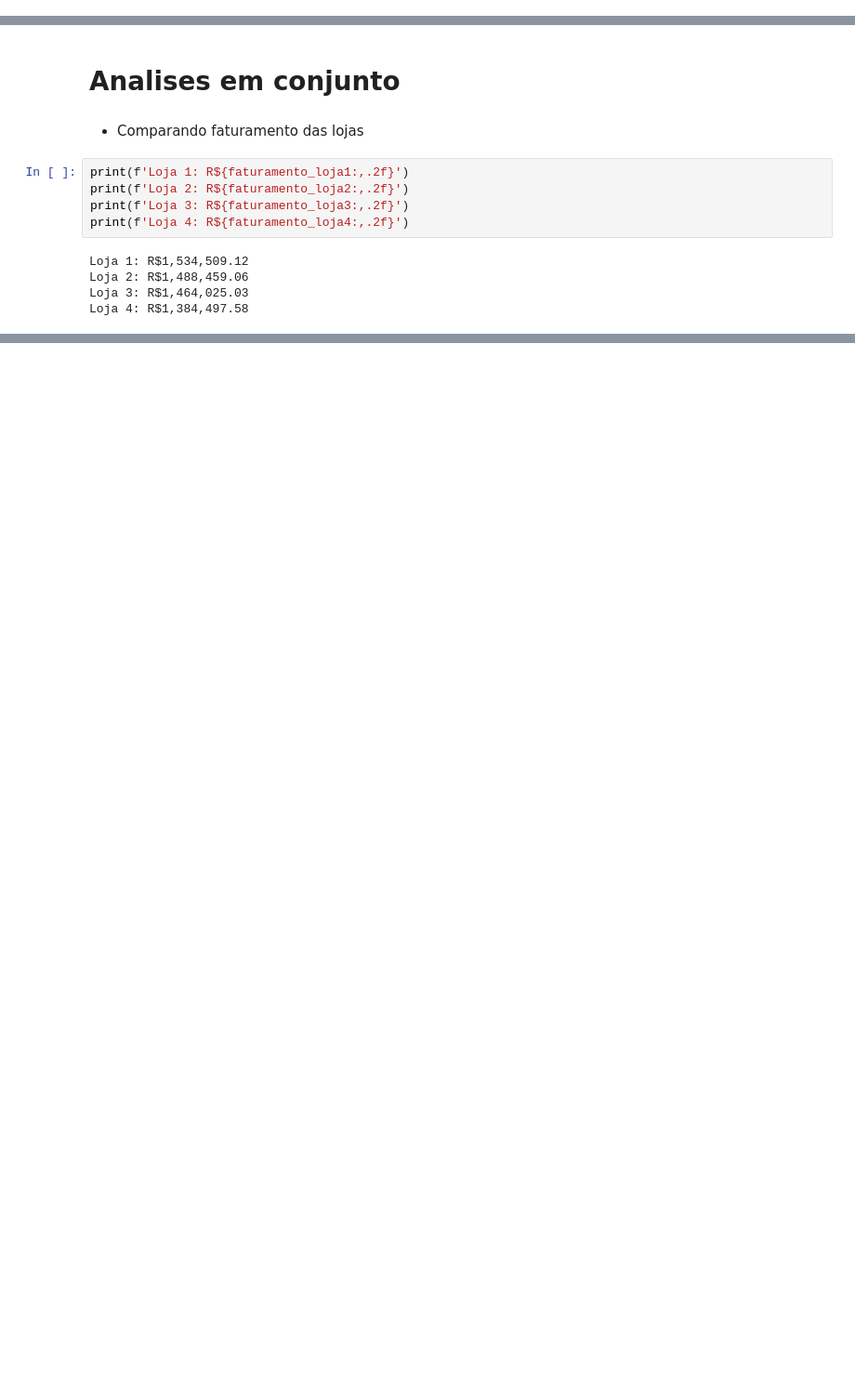
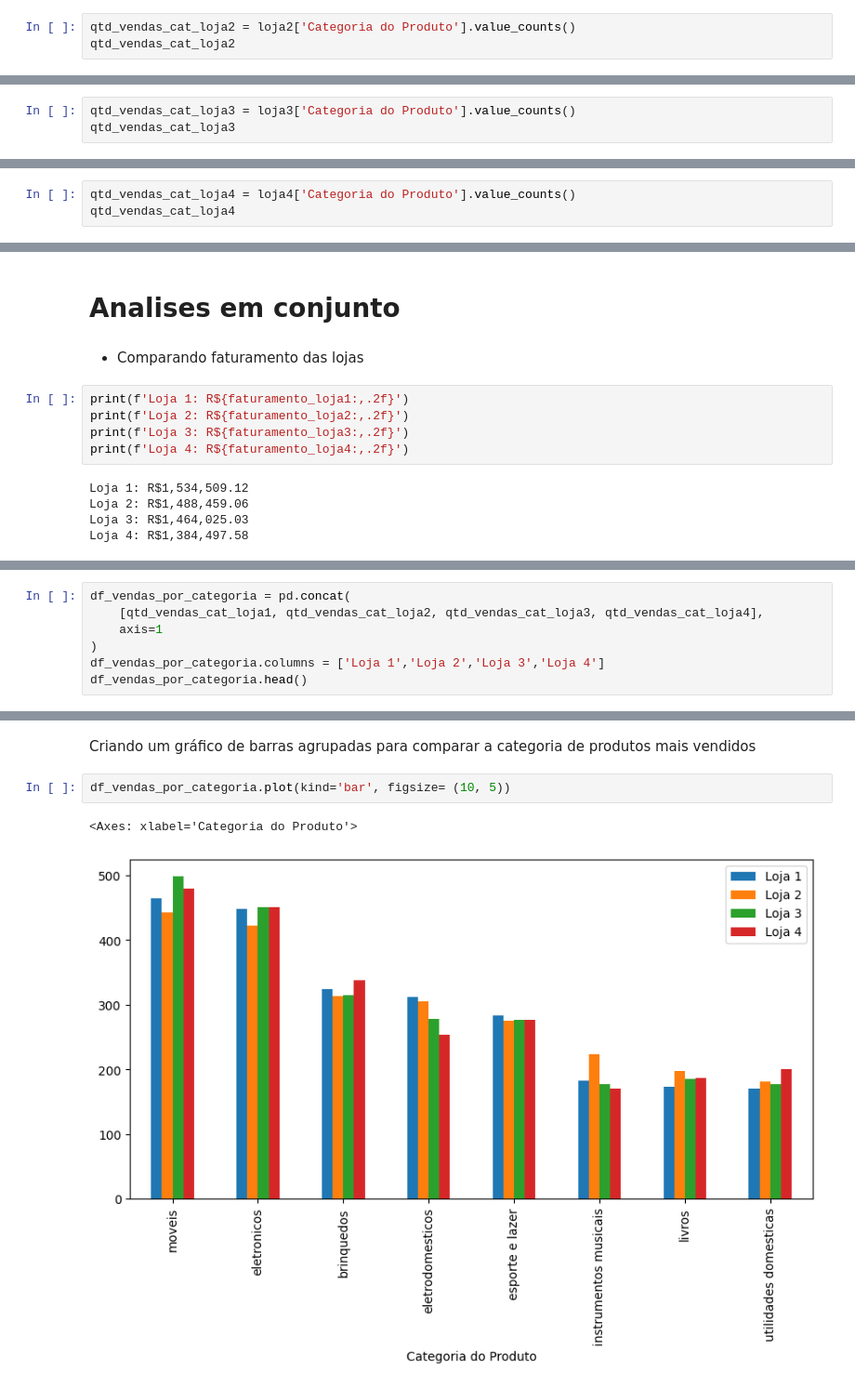
Before and after one commit to walleceoli/Alura_Store, a Jupyter notebook: Challenge_Alura_Store.ipynb, the cells around one changed output, grey strips where cells are left out. Shown at 93% size. Saved outputs shown, nothing was run; the diff lists cells and outputs as text; blank space fills up the shorter version.

Commit message:
Cria quantidade de produtos vendidos por categoria e visualização gráfica

```diff
--- a/Challenge_Alura_Store.ipynb
+++ b/Challenge_Alura_Store.ipynb
@@ -190,0 +210,3 @@ Faturamento loja1 R$1,488,459.06
+# %%
+qtd_vendas_cat_loja2 = loja2['Categoria do Produto'].value_counts()
+qtd_vendas_cat_loja2
@@ -277,0 +314,3 @@ Faturamento loja1 R$1,464,025.03
+# %%
+qtd_vendas_cat_loja3 = loja3['Categoria do Produto'].value_counts()
+qtd_vendas_cat_loja3
@@ -364,0 +418,3 @@ Faturamento loja1 R$1,384,497.58
+# %%
+qtd_vendas_cat_loja4 = loja4['Categoria do Produto'].value_counts()
+qtd_vendas_cat_loja4
@@ -378,0 +451,7 @@ Loja 4: R$1,384,497.58
+# %%
+df_vendas_por_categoria = pd.concat(
+    [qtd_vendas_cat_loja1, qtd_vendas_cat_loja2, qtd_vendas_cat_loja3, qtd_vendas_cat_loja4],
+    axis=1
+)
+df_vendas_por_categoria.columns = ['Loja 1','Loja 2','Loja 3','Loja 4']
+df_vendas_por_categoria.head()
@@ -378,0 +466,7 @@ Loja 4: R$1,384,497.58
+# %% [markdown]
+Criando um gráfico de barras agrupadas para comparar a categoria de produtos mais vendidos
+# %%
+df_vendas_por_categoria.plot(kind='bar', figsize= (10, 5))
+# %% [output]
+<Axes: xlabel='Categoria do Produto'>
+[figure, added]
```
Also changed, not shown: parts of 14 cells of this notebook.
